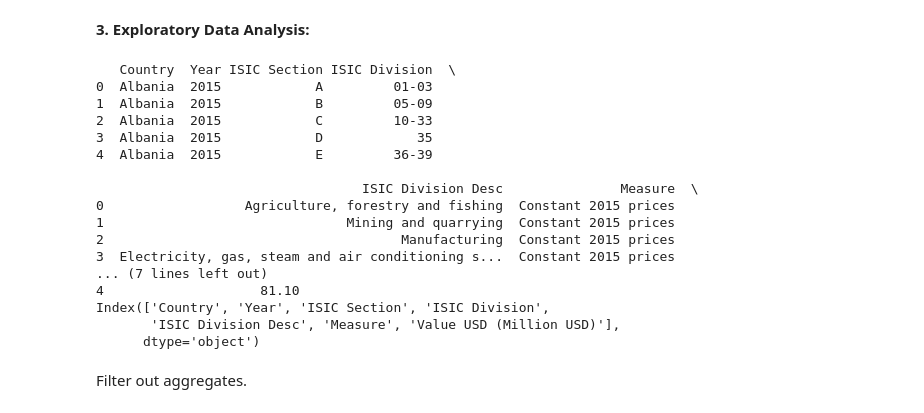
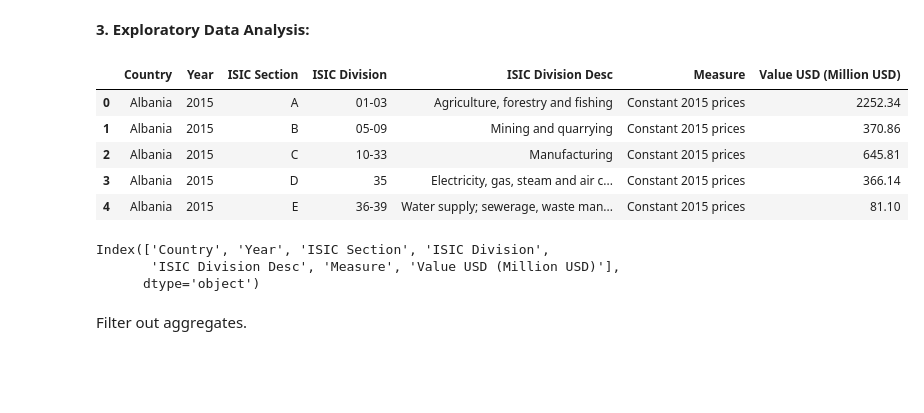
Before and after one commit to klbailey/ADA, a Jupyter notebook: Capstone.ipynb, the cells around one changed output. Cells and saved outputs as stored; diff of their text form; code cells hidden in the pictures; blank space fills up the shorter version.

```diff
--- a/Capstone.ipynb
+++ b/Capstone.ipynb
@@ -344,27 +332,23 @@ Cleaned data saved to cleaned_data.csv
 # %% [markdown]
 **3. Exploratory Data Analysis:**
 # %%
+from IPython.display import display
+
 # Load the cleaned data from CSV
 df_cleaned = pd.read_csv('cleaned_data.csv')
 
 # Display the first few rows and check the columns
-print(df_cleaned.head())
-print(df_cleaned.columns)
+display(df_cleaned.head())
+
+# Display the column names of the DataFrame
+display(df_cleaned.columns)
 # %% [output]
+|  | Country | Year | ISIC Section | ISIC Division | ISIC Division Desc | Measure | Value USD (Million USD) |
+| 0 | Albania | 2015 | A | 01-03 | Agriculture, forestry and fishing | Constant 2015 prices | 2252.34 |
+| 1 | Albania | 2015 | B | 05-09 | Mining and quarrying | Constant 2015 prices | 370.86 |
+| 2 | Albania | 2015 | C | 10-33 | Manufacturing | Constant 2015 prices | 645.81 |
+| 3 | Albania | 2015 | D | 35 | Electricity, gas, steam and air c... | Constant 2015 prices | 366.14 |
+| 4 | Albania | 2015 | E | 36-39 | Water supply; sewerage, waste man... | Constant 2015 prices | 81.10 |
-   Country  Year ISIC Section ISIC Division  \
-0  Albania  2015            A         01-03
-1  Albania  2015            B         05-09
-2  Albania  2015            C         10-33
-3  Albania  2015            D            35
-4  Albania  2015            E         36-39
-
-                                  ISIC Division Desc               Measure  \
-0                  Agriculture, forestry and fishing  Constant 2015 prices
-1                               Mining and quarrying  Constant 2015 prices
-2                                      Manufacturing  Constant 2015 prices
-3  Electricity, gas, steam and air conditioning s...  Constant 2015 prices
-... (7 lines left out)
-4                    81.10
 Index(['Country', 'Year', 'ISIC Section', 'ISIC Division',
        'ISIC Division Desc', 'Measure', 'Value USD (Million USD)'],
       dtype='object')
```
Also changed, not shown: parts of 40 cells of this notebook.
